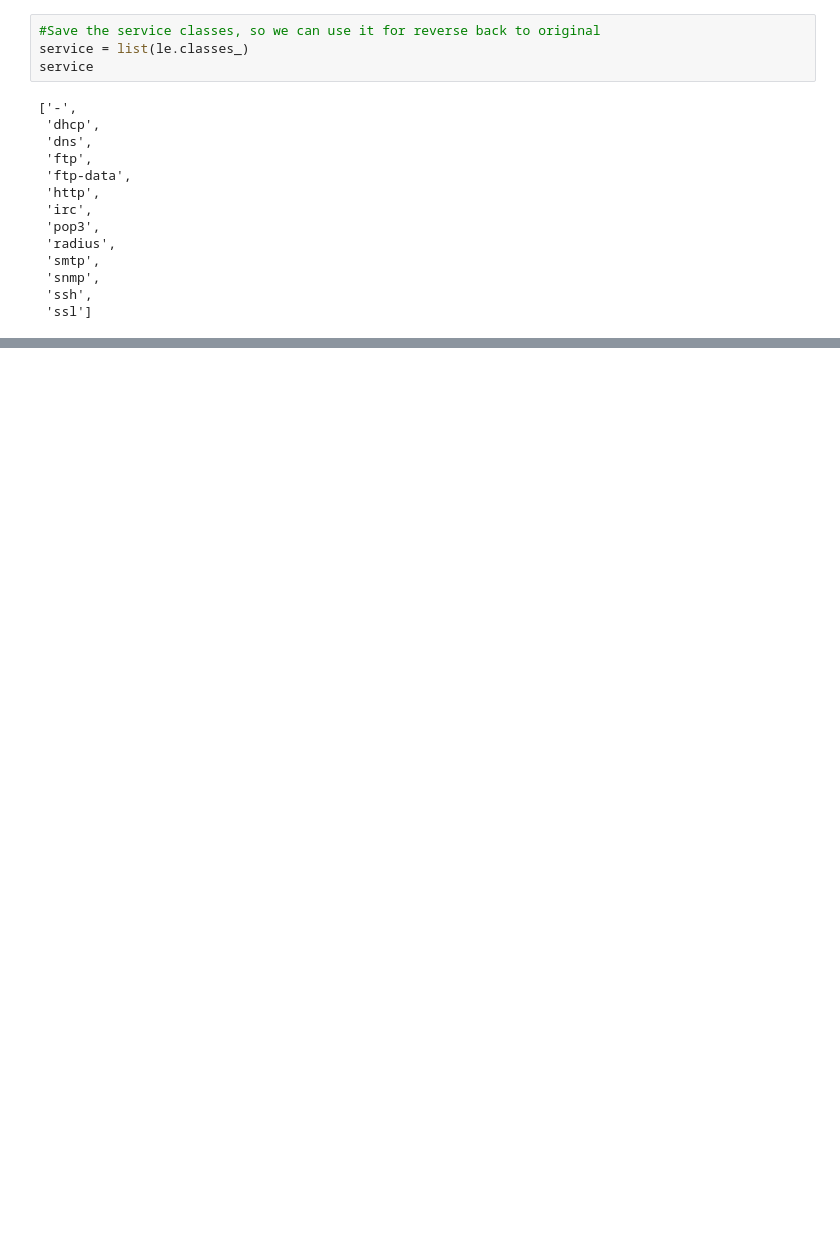
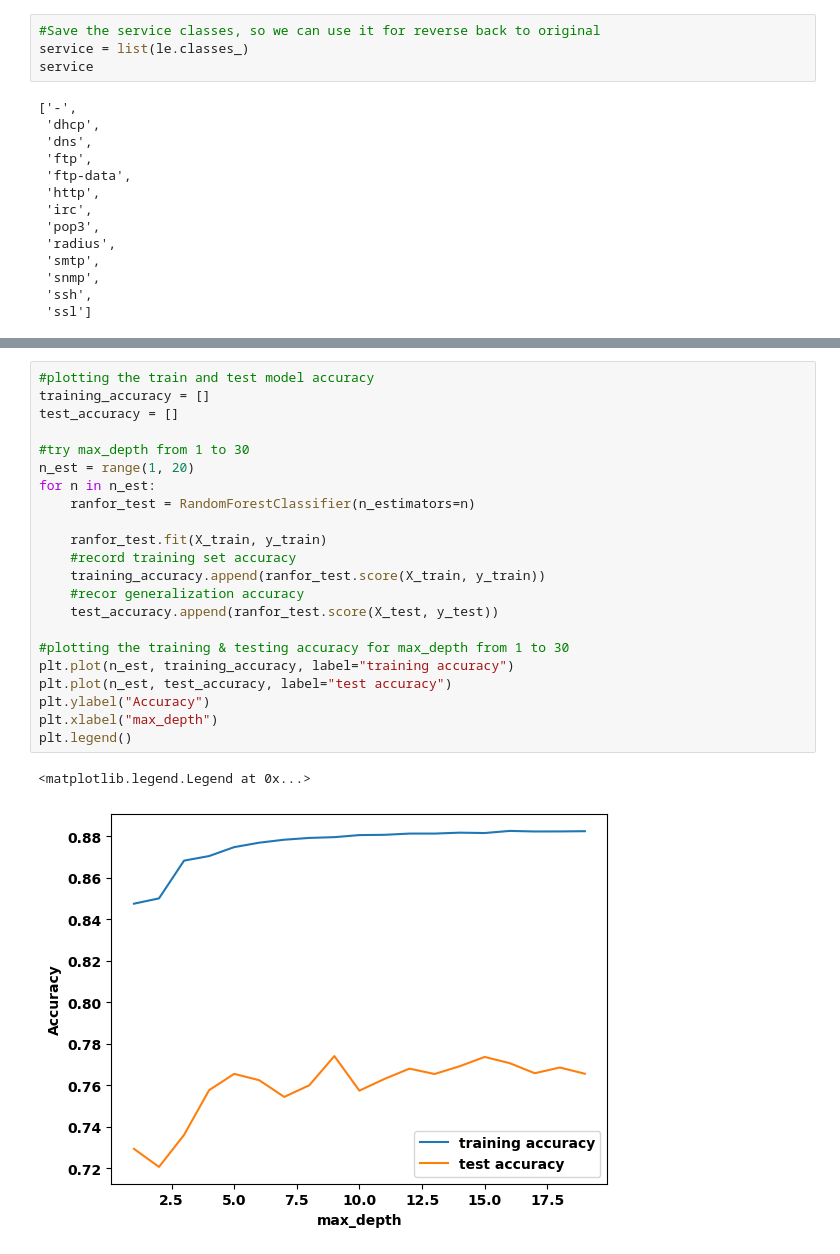
Before and after one commit to rajasa13/Data-Science, a Jupyter notebook: Notebook/UNSW-NB15/unswnb15.ipynb, the cells around one changed output, grey strips where cells are left out. Saved outputs shown, nothing was run; the diff lists cells and outputs as text; blank space fills up the shorter version.

```diff
--- a/Notebook/UNSW-NB15/unswnb15.ipynb
+++ b/Notebook/UNSW-NB15/unswnb15.ipynb
@@ -381,0 +577,25 @@ plt.show()
+# %%
+#plotting the train and test model accuracy
+training_accuracy = []
+test_accuracy = []
+
+#try max_depth from 1 to 30
+n_est = range(1, 20)
+for n in n_est:
+    ranfor_test = RandomForestClassifier(n_estimators=n)
+
+    ranfor_test.fit(X_train, y_train)
+    #record training set accuracy
+    training_accuracy.append(ranfor_test.score(X_train, y_train))
+    #recor generalization accuracy
+    test_accuracy.append(ranfor_test.score(X_test, y_test))
+
+#plotting the training & testing accuracy for max_depth from 1 to 30
+plt.plot(n_est, training_accuracy, label="training accuracy")
+plt.plot(n_est, test_accuracy, label="test accuracy")
+plt.ylabel("Accuracy")
+plt.xlabel("max_depth")
+plt.legend()
+# %% [output]
+<matplotlib.legend.Legend at 0x...>
+[figure, added]
```
Also changed, not shown: parts of 57 cells of this notebook, 1 other file.
